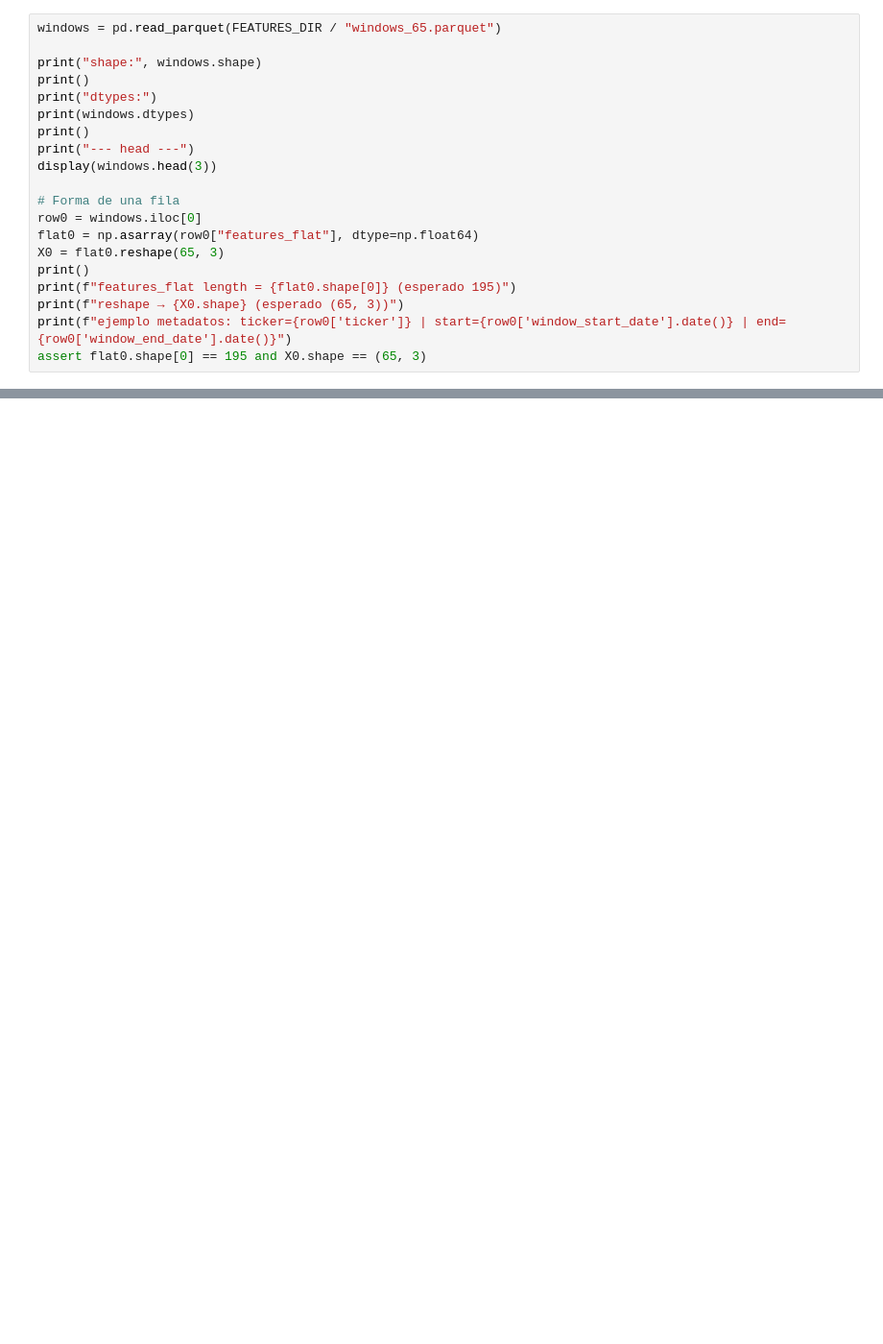
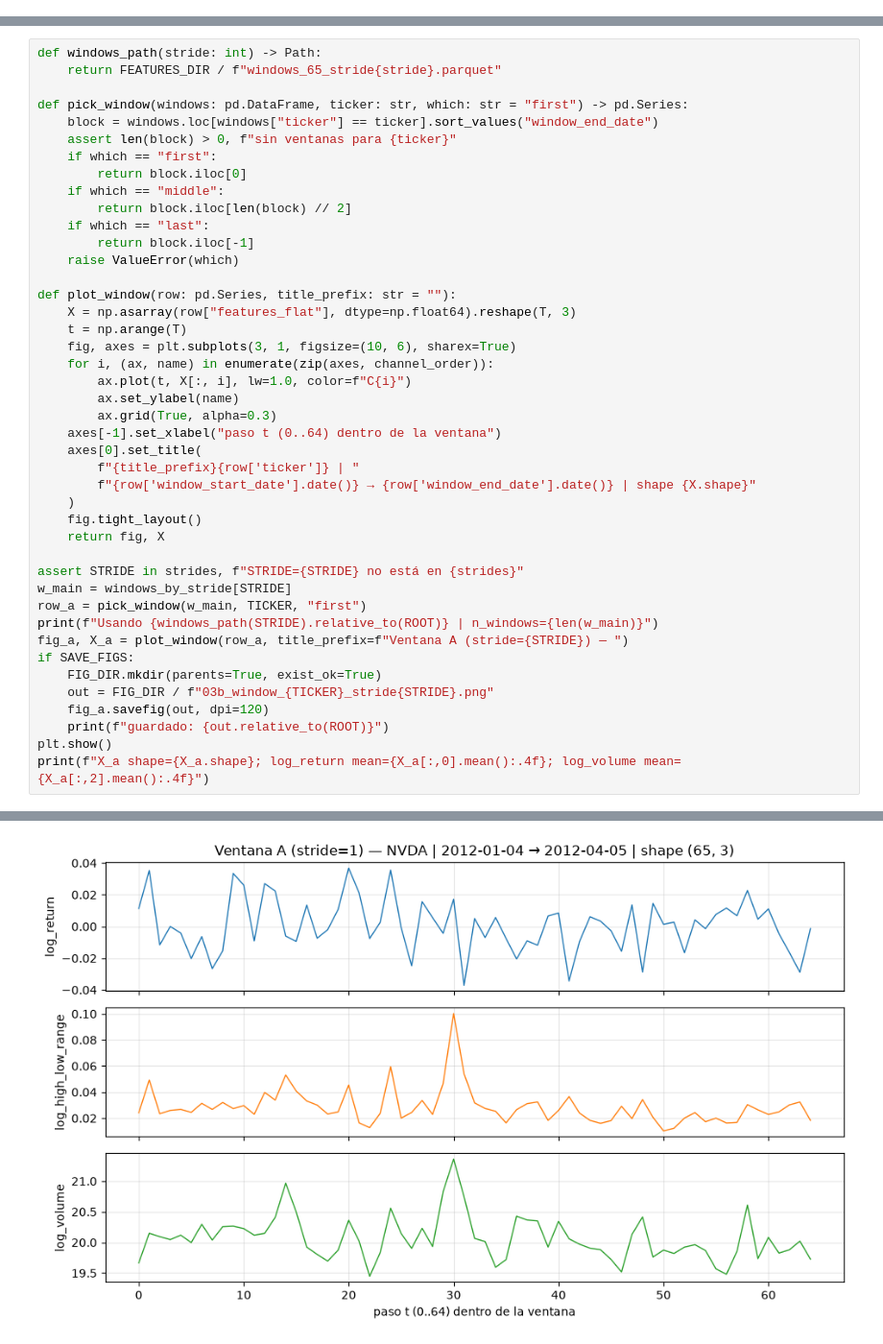
Before and after one commit to CristianCamilo98/TALLER_B5_T1, a Jupyter notebook: notebooks/03b_inspect_features_windows.ipynb, the cells around one changed output, grey strips where cells are left out. Shown at 96% size. Drawn from its saved outputs; the diff is of its cells as text; blank space fills up the shorter version.

```diff
--- a/notebooks/03b_inspect_features_windows.ipynb
+++ b/notebooks/03b_inspect_features_windows.ipynb
@@ -345,20 +427,0 @@ Las 65 filas son **filas consecutivas del panel de features** (no días de calen
-# %%
-windows = pd.read_parquet(FEATURES_DIR / "windows_65.parquet")
-
-print("shape:", windows.shape)
-print()
-print("dtypes:")
-print(windows.dtypes)
-print()
-print("--- head ---")
-display(windows.head(3))
-
-# Forma de una fila
-row0 = windows.iloc[0]
-flat0 = np.asarray(row0["features_flat"], dtype=np.float64)
-X0 = flat0.reshape(65, 3)
-print()
-print(f"features_flat length = {flat0.shape[0]} (esperado 195)")
-print(f"reshape → {X0.shape} (esperado (65, 3))")
-print(f"ejemplo metadatos: ticker={row0['ticker']} | start={row0['window_start_date'].date()} | end={row0['window_end_date'].date()}")
-assert flat0.shape[0] == 195 and X0.shape == (65, 3)
@@ -487,0 +428,44 @@ X_b shape=(65, 3); log_volume mean AMD=16.5425 vs NVDA=20.0675
+# %%
+def windows_path(stride: int) -> Path:
+    return FEATURES_DIR / f"windows_65_stride{stride}.parquet"
+
+def pick_window(windows: pd.DataFrame, ticker: str, which: str = "first") -> pd.Series:
+    block = windows.loc[windows["ticker"] == ticker].sort_values("window_end_date")
+    assert len(block) > 0, f"sin ventanas para {ticker}"
+    if which == "first":
+        return block.iloc[0]
+    if which == "middle":
+        return block.iloc[len(block) // 2]
+    if which == "last":
+        return block.iloc[-1]
+    raise ValueError(which)
+
+def plot_window(row: pd.Series, title_prefix: str = ""):
+    X = np.asarray(row["features_flat"], dtype=np.float64).reshape(T, 3)
+    t = np.arange(T)
+    fig, axes = plt.subplots(3, 1, figsize=(10, 6), sharex=True)
+    for i, (ax, name) in enumerate(zip(axes, channel_order)):
+        ax.plot(t, X[:, i], lw=1.0, color=f"C{i}")
+        ax.set_ylabel(name)
+        ax.grid(True, alpha=0.3)
+    axes[-1].set_xlabel("paso t (0..64) dentro de la ventana")
+    axes[0].set_title(
+        f"{title_prefix}{row['ticker']} | "
+        f"{row['window_start_date'].date()} → {row['window_end_date'].date()} | shape {X.shape}"
+    )
+    fig.tight_layout()
+    return fig, X
+
+assert STRIDE in strides, f"STRIDE={STRIDE} no está en {strides}"
+w_main = windows_by_stride[STRIDE]
+row_a = pick_window(w_main, TICKER, "first")
+print(f"Usando {windows_path(STRIDE).relative_to(ROOT)} | n_windows={len(w_main)}")
+fig_a, X_a = plot_window(row_a, title_prefix=f"Ventana A (stride={STRIDE}) — ")
+if SAVE_FIGS:
+    FIG_DIR.mkdir(parents=True, exist_ok=True)
+    out = FIG_DIR / f"03b_window_{TICKER}_stride{STRIDE}.png"
+    fig_a.savefig(out, dpi=120)
+    print(f"guardado: {out.relative_to(ROOT)}")
+plt.show()
+print(f"X_a shape={X_a.shape}; log_return mean={X_a[:,0].mean():.4f}; log_volume mean={X_a[:,2].mean():.4f}")
+# %% [output]
@@ -487,0 +473 @@ X_b shape=(65, 3); log_volume mean AMD=16.5425 vs NVDA=20.0675
+[figure, added]
```
Also changed, not shown: parts of 31 cells of this notebook, 1 other file.
